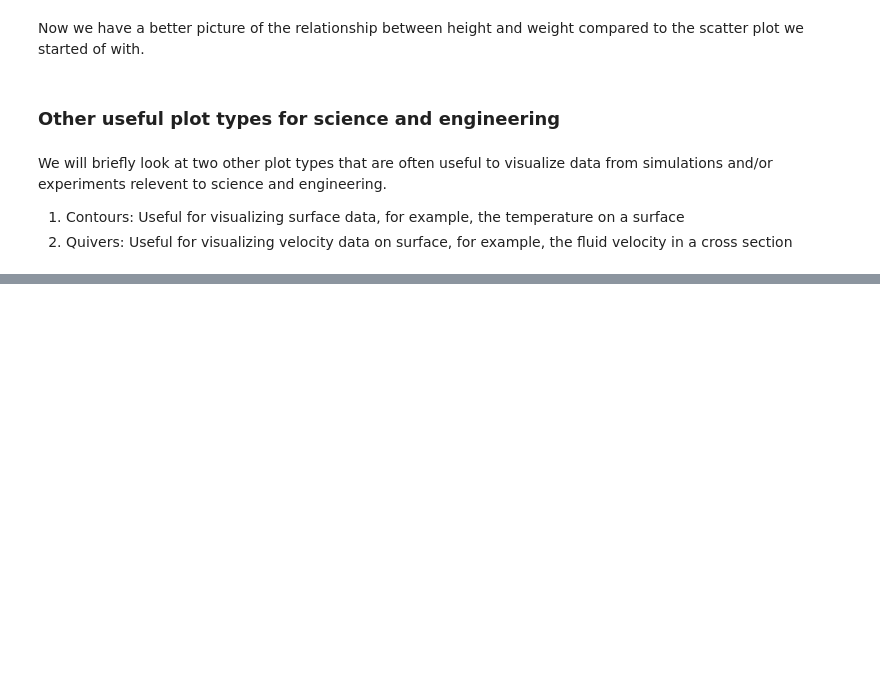
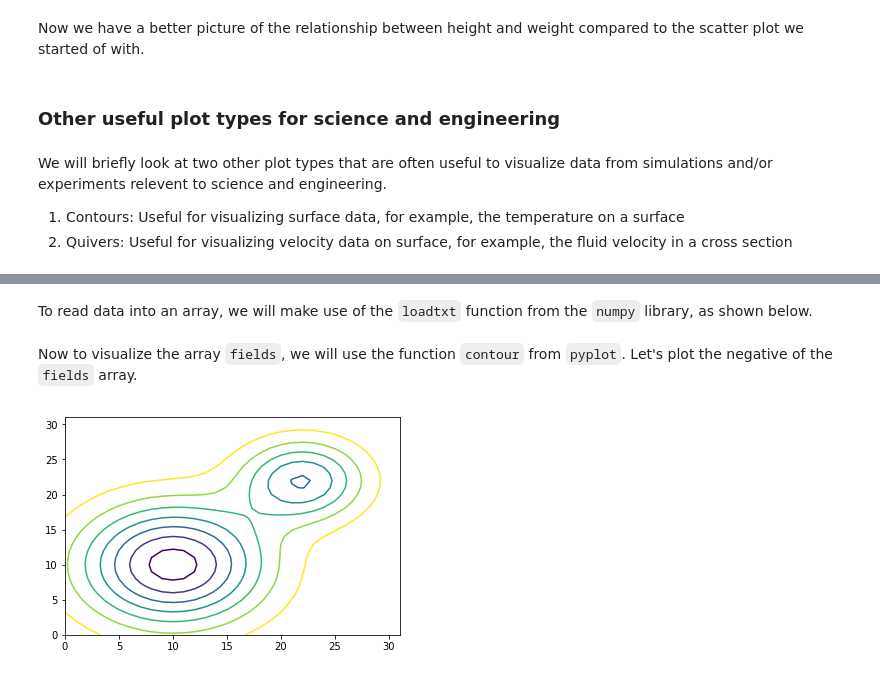
Before and after one commit to nishantsule/Data-Visualization-Workshop, a Jupyter notebook: Data-Viz-FundamentalsReview.ipynb, the cells around one changed output, grey strips where cells are left out. Saved outputs shown, nothing was run; the diff lists cells and outputs as text; code cells hidden in the pictures; blank space fills up the shorter version.

```diff
--- a/Data-Viz-FundamentalsReview.ipynb
+++ b/Data-Viz-FundamentalsReview.ipynb
@@ -491 +477,3 @@ fields.txt          100%[===================>]  25.00K  --.-KB/s    in 0.01s
+# %% [markdown]
+To read data into an array, we will make use of the `loadtxt` function from the `numpy` library, as shown below.
 # %%
@@ -492,0 +481,7 @@ fields_data = np.loadtxt('fields.txt')
+# %% [markdown]
+Now to visualize the array `fields`, we will use the function `contour` from `pyplot`. Let's plot the negative of the `fields` array.
+# %%
+plt.contour(-fields)
+plt.show()
+# %% [output]
+[figure, added]
```
Also changed, not shown: parts of 30 cells of this notebook.
